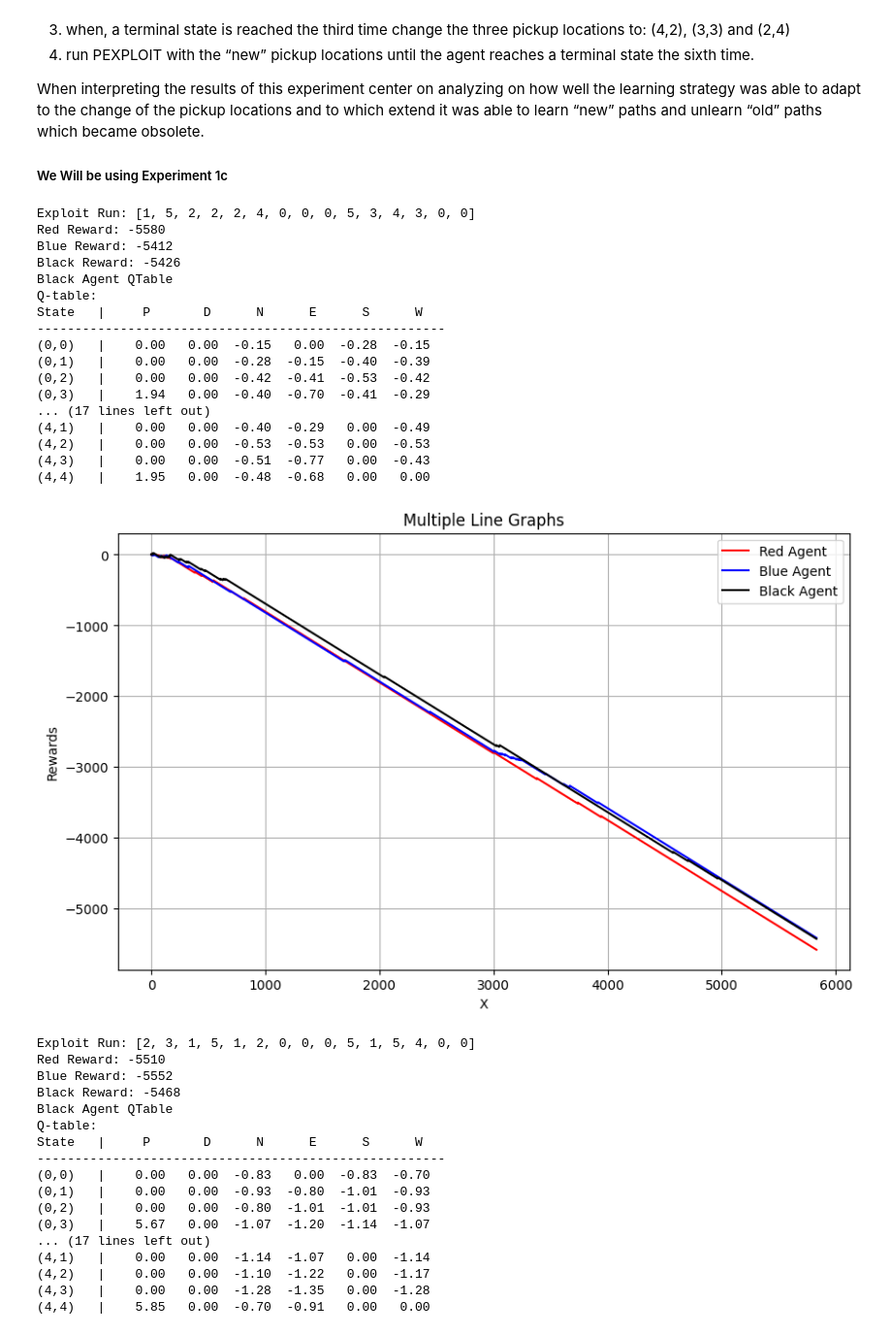
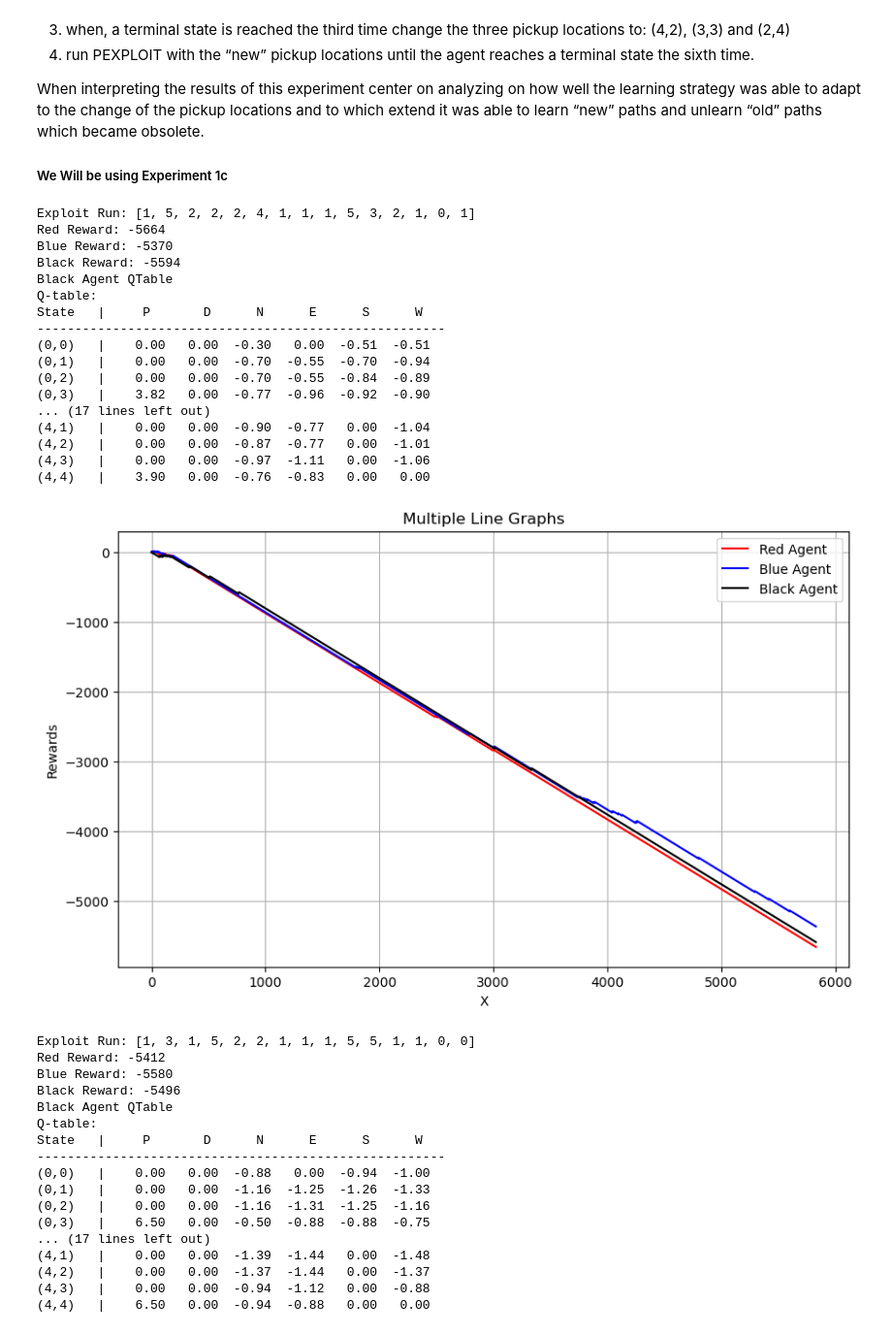
Before and after one commit to stphl/COSC4368-ReinforcementLearningGP, a Jupyter notebook: Group_Project_Main.ipynb, the cells around one changed output. Shown: that part at 97% size. Drawn from its saved outputs; the diff is of its cells as text; code cells hidden in the pictures.

Commit message:
Experiment 4 Fix, and StepS function fix
Changed learning rates in 4 and changed get best move to select action in StepS

```diff
--- a/Group_Project_Main.ipynb
+++ b/Group_Project_Main.ipynb
@@ -383,7 +378,7 @@ class Agent():
 
         return gamestate
 
-
+    # step for a single agent using Sarsa
     def stepS(self, gamestate, policy):
         learning_method = "S"
 
@@ -416,7 +411,7 @@ class Agent():
             next_legal_moves = self.getLegalMoves(next_gamestate)
             turn_reward = -1
 
-        agent_next_step = self.qtable.get_best_move(next_position, next_legal_moves)
+        agent_next_step = self.qtable.select_action(next_position, policy, next_legal_moves)
         self.setAgentNextStep(agent_next_step)
 
         self.qtable.calc_q_value(position, next_move, turn_reward, next_position, next_legal_moves, agent_next_step, learning_method)
@@ -424,7 +419,7 @@ class Agent():
 
         return next_gamestate
 
-    #learning_method is a string_arg passed on as SARSA or empty
+    # step for a single agent using Q learning
     def stepQ(self, gamestate, policy):
         learning_method = "Q"
         # Get legal moves for the agent
@@ -860,11 +858,12 @@ When interpreting the results of this experiment center on analyzing on how well
 
 ##### We Will be using Experiment 1c
 # %%
+# Experiment 4
 environment_rows=5
 environment_cols=5
 num_actions = 6
-a1 = 0.15         # learning rate 1
-a2 = 0.45         # learning rate 2
+a1 = 0.3         # learning rate 1
+a2 = 0.5         # learning rate 2
 discount_factor = 0.5
 
 # TEST WITH ALPHA 1
@@ -996,60 +995,60 @@ print(f"Red Reward: {redAgent4a2.getReward()}")
 print(f"Blue Reward: {blueAgent4a2.getReward()}")
 print(f"Black Reward: {blackAgent4a2.getReward()}")
 
 print("Black Agent QTable")
 blackAgent4a2.qtable.print_q_table()
 
 
 # Plot rewards
 plt.figure(figsize=(10, 6))
 plt.plot(redAgent4a2.getRewardList(), color = 'red', label='Red Agent')
 plt.plot(blueAgent4a2.getRewardList(), color = 'blue', label='Blue Agent')
 plt.plot(blackAgent4a2.getRewardList(), color = 'black', label='Black Agent')
 
 # Add labels and title
 plt.xlabel('X')  # X-axis label
 plt.ylabel('Rewards')  # Y-axis label
 plt.title('Multiple Line Graphs')  # Plot title
 
 # Add legend
 plt.legend()
 
 # Show plot
 plt.grid(True)
 plt.show()
 # %% [output]
-Exploit Run: [1, 5, 2, 2, 2, 4, 0, 0, 0, 5, 3, 4, 3, 0, 0]
-Red Reward: -5580
-Blue Reward: -5412
-Black Reward: -5426
+Exploit Run: [1, 5, 2, 2, 2, 4, 1, 1, 1, 5, 3, 2, 1, 0, 1]
+Red Reward: -5664
+Blue Reward: -5370
+Black Reward: -5594
 Black Agent QTable
 Q-table:
 State   |     P       D      N      E      S      W
 ------------------------------------------------------
-(0,0)   |    0.00   0.00  -0.15   0.00  -0.28  -0.15
-(0,1)   |    0.00   0.00  -0.28  -0.15  -0.40  -0.39
-(0,2)   |    0.00   0.00  -0.42  -0.41  -0.53  -0.42
-(0,3)   |    1.94   0.00  -0.40  -0.70  -0.41  -0.29
+(0,0)   |    0.00   0.00  -0.30   0.00  -0.51  -0.51
+(0,1)   |    0.00   0.00  -0.70  -0.55  -0.70  -0.94
+(0,2)   |    0.00   0.00  -0.70  -0.55  -0.84  -0.89
+(0,3)   |    3.82   0.00  -0.77  -0.96  -0.92  -0.90
 ... (17 lines left out)
-(4,1)   |    0.00   0.00  -0.40  -0.29   0.00  -0.49
-(4,2)   |    0.00   0.00  -0.53  -0.53   0.00  -0.53
-(4,3)   |    0.00   0.00  -0.51  -0.77   0.00  -0.43
-(4,4)   |    1.95   0.00  -0.48  -0.68   0.00   0.00
+(4,1)   |    0.00   0.00  -0.90  -0.77   0.00  -1.04
+(4,2)   |    0.00   0.00  -0.87  -0.77   0.00  -1.01
+(4,3)   |    0.00   0.00  -0.97  -1.11   0.00  -1.06
+(4,4)   |    3.90   0.00  -0.76  -0.83   0.00   0.00
-[figure, old version]
+[figure, new version]
-Exploit Run: [2, 3, 1, 5, 1, 2, 0, 0, 0, 5, 1, 5, 4, 0, 0]
-Red Reward: -5510
-Blue Reward: -5552
-Black Reward: -5468
+Exploit Run: [1, 3, 1, 5, 2, 2, 1, 1, 1, 5, 5, 1, 1, 0, 0]
+Red Reward: -5412
+Blue Reward: -5580
+Black Reward: -5496
 Black Agent QTable
 Q-table:
 State   |     P       D      N      E      S      W
 ------------------------------------------------------
-(0,0)   |    0.00   0.00  -0.83   0.00  -0.83  -0.70
-(0,1)   |    0.00   0.00  -0.93  -0.80  -1.01  -0.93
-(0,2)   |    0.00   0.00  -0.80  -1.01  -1.01  -0.93
-(0,3)   |    5.67   0.00  -1.07  -1.20  -1.14  -1.07
+(0,0)   |    0.00   0.00  -0.88   0.00  -0.94  -1.00
+(0,1)   |    0.00   0.00  -1.16  -1.25  -1.26  -1.33
+(0,2)   |    0.00   0.00  -1.16  -1.31  -1.25  -1.16
+(0,3)   |    6.50   0.00  -0.50  -0.88  -0.88  -0.75
 ... (17 lines left out)
-(4,1)   |    0.00   0.00  -1.14  -1.07   0.00  -1.14
-(4,2)   |    0.00   0.00  -1.10  -1.22   0.00  -1.17
-(4,3)   |    0.00   0.00  -1.28  -1.35   0.00  -1.28
-(4,4)   |    5.85   0.00  -0.70  -0.91   0.00   0.00
+(4,1)   |    0.00   0.00  -1.39  -1.44   0.00  -1.48
+(4,2)   |    0.00   0.00  -1.37  -1.44   0.00  -1.37
+(4,3)   |    0.00   0.00  -0.94  -1.12   0.00  -0.88
+(4,4)   |    6.50   0.00  -0.94  -0.88   0.00   0.00
```
Also changed, not shown: parts of 7 cells of this notebook.
